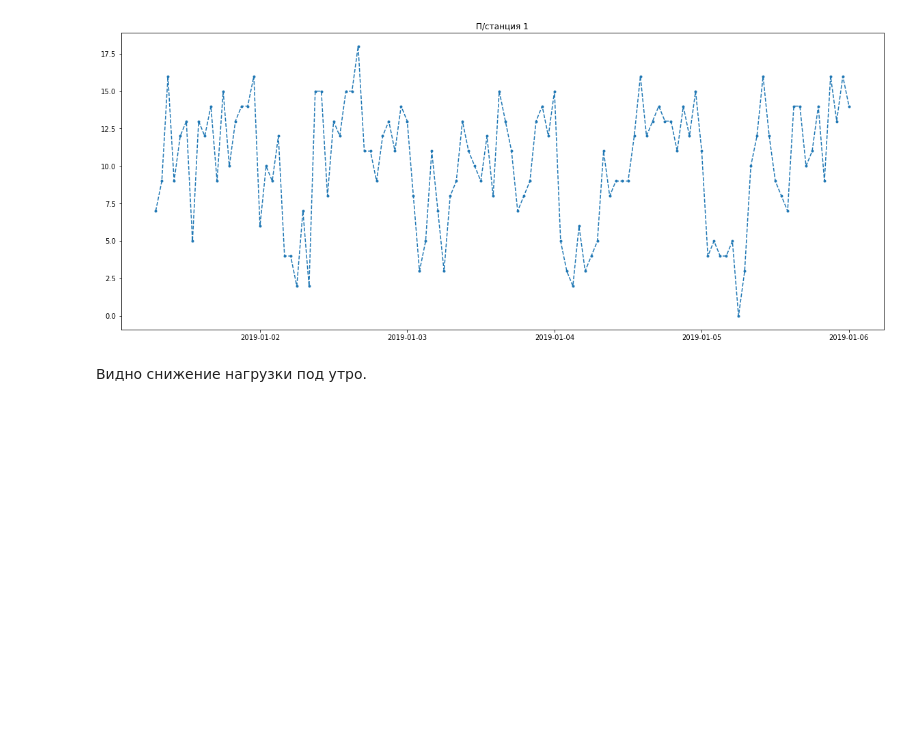
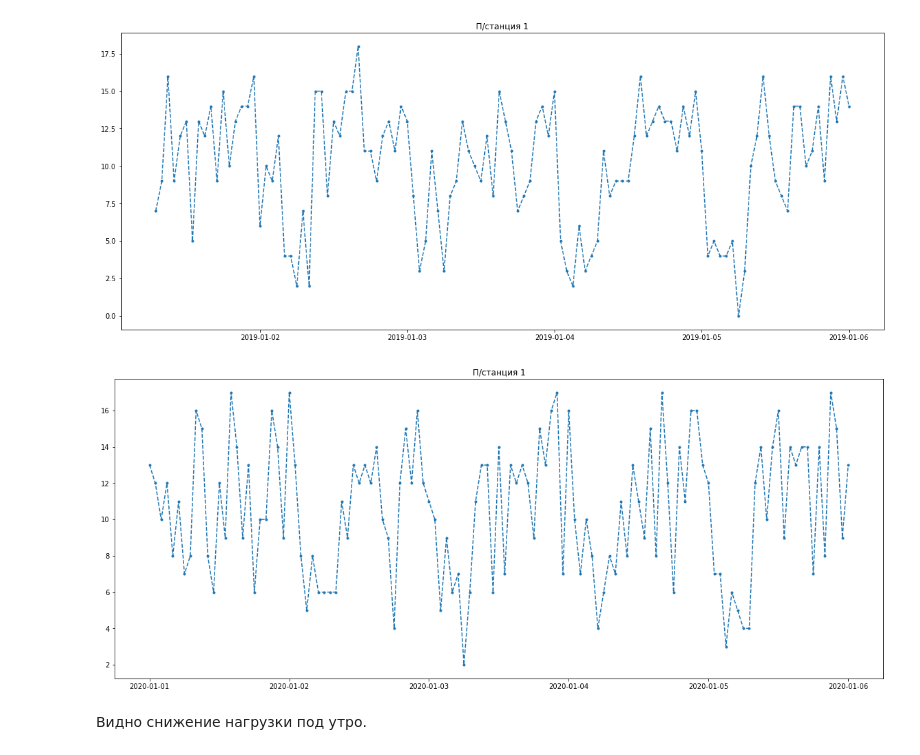
Before and after one commit to Siella/ambulance_crews, a Jupyter notebook: EDA/ICL_EDA.ipynb, the cells around one changed output. Saved outputs shown, nothing was run; the diff lists cells and outputs as text; code cells hidden in the pictures; blank space fills up the shorter version.

```diff
--- a/EDA/ICL_EDA.ipynb
+++ b/EDA/ICL_EDA.ipynb
@@ -107,5 +174,9 @@ def plot_timeseries(df, station, start_date, end_date):
 plot_timeseries(df, stations[0], '20190101', '20190106')
 # %% [output]
 [figure]
+# %%
+plot_timeseries(df, stations[0], '20200101', '20200106')
+# %% [output]
+[figure, added]
 # %% [markdown]
 Видно снижение нагрузки под утро.
```
Also changed, not shown: parts of 24 cells of this notebook.
